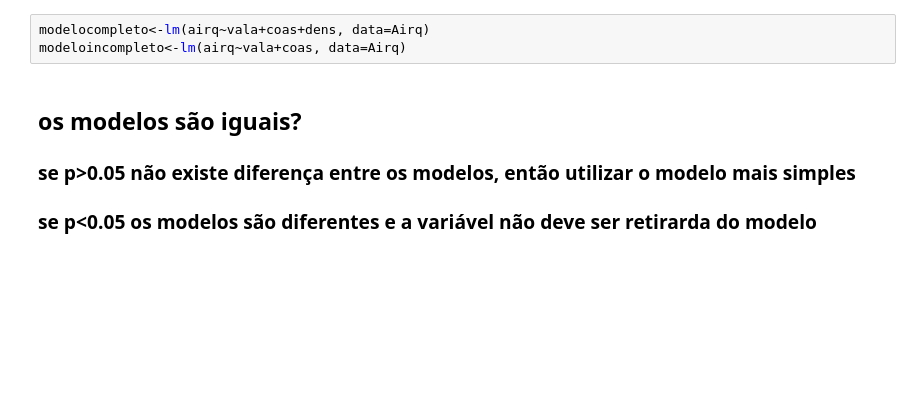
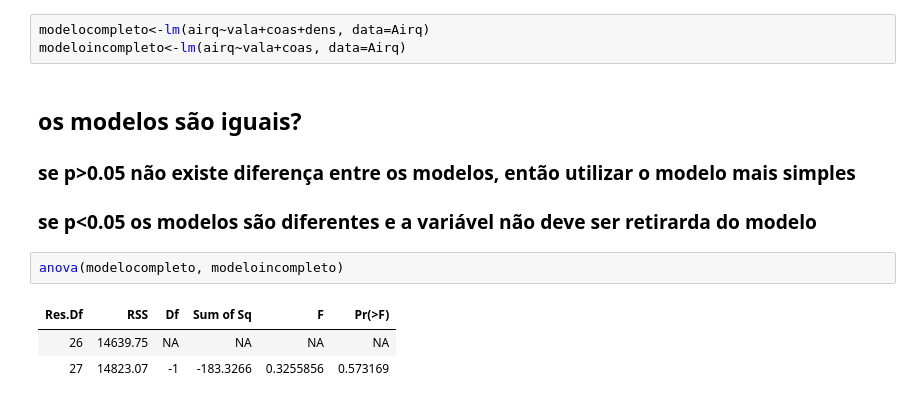
Before and after one commit to caiobarretta/Alura, a Jupyter notebook: Data Science/Estatística/Estatística com R Introdução à modelagem/Estatística com R Introdução à modelagem.ipynb, the cells around one changed output. Drawn from its saved outputs; the diff is of its cells as text; blank space fills up the shorter version.

Commit message:
Contraste de Modelos

```diff
--- a/Data Science/Estatística/Estatística com R Introdução à modelagem/Estatística com R Introdução à modelagem.ipynb
+++ b/Data Science/Estatística/Estatística com R Introdução à modelagem/Estatística com R Introdução à modelagem.ipynb
@@ -367,3 +367,9 @@ modeloincompleto<-lm(airq~vala+coas, data=Airq)
 ## os modelos são iguais?
 ### se p>0.05 não existe diferença entre os modelos, então utilizar o modelo mais simples
 ### se p<0.05 os modelos são diferentes e a variável não deve ser retirarda do modelo
+# %%
+anova(modelocompleto, modeloincompleto)
+# %% [output]
+| Res.Df | RSS | Df | Sum of Sq | F | Pr(>F) |
+| 26 | 14639.75 | NA | NA | NA | NA |
+| 27 | 14823.07 | -1 | -183.3266 | 0.3255856 | 0.573169 |
```
